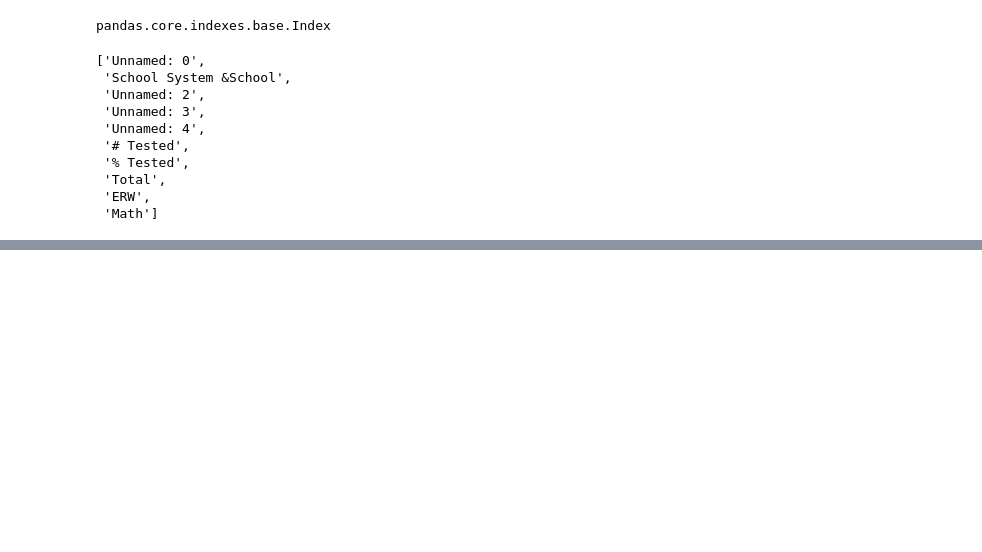
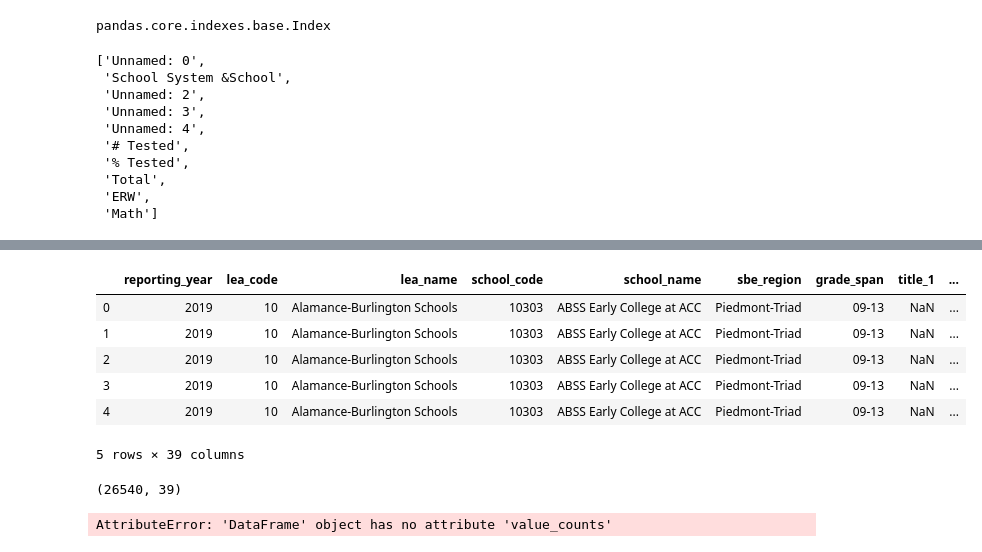
Before and after one commit to seyma-tas/education-data-analysis, a Jupyter notebook: Education-EDA-notebook.ipynb, the cells around one changed output, grey strips where cells are left out. Saved outputs shown, nothing was run; the diff lists cells and outputs as text; code cells hidden in the pictures; blank space fills up the shorter version.

```diff
--- a/Education-EDA-notebook.ipynb
+++ b/Education-EDA-notebook.ipynb
@@ -67,0 +90,20 @@ schools_df.drop()
+# %%
+schools_df_csv = pd.read_csv('spg-report2019_final.csv')
+# %%
+schools_df_csv.head()
+# %% [output]
+|  | reporting_year | lea_code | lea_name | school_code | school_name | sbe_region | grade_span | title_1 | ... |
+| 0 | 2019 | 10 | Alamance-Burlington Schools | 10303 | ABSS Early College at ACC | Piedmont-Triad | 09-13 | NaN | ... |
+| 1 | 2019 | 10 | Alamance-Burlington Schools | 10303 | ABSS Early College at ACC | Piedmont-Triad | 09-13 | NaN | ... |
+| 2 | 2019 | 10 | Alamance-Burlington Schools | 10303 | ABSS Early College at ACC | Piedmont-Triad | 09-13 | NaN | ... |
+| 3 | 2019 | 10 | Alamance-Burlington Schools | 10303 | ABSS Early College at ACC | Piedmont-Triad | 09-13 | NaN | ... |
+| 4 | 2019 | 10 | Alamance-Burlington Schools | 10303 | ABSS Early College at ACC | Piedmont-Triad | 09-13 | NaN | ... |
+5 rows × 39 columns
+# %%
+schools_df_csv.shape
+# %% [output]
+(26540, 39)
+# %%
+schools_df_csv.value_counts()
+# %% [output]
+AttributeError: 'DataFrame' object has no attribute 'value_counts'
```
Also changed, not shown: parts of 4 cells of this notebook.
